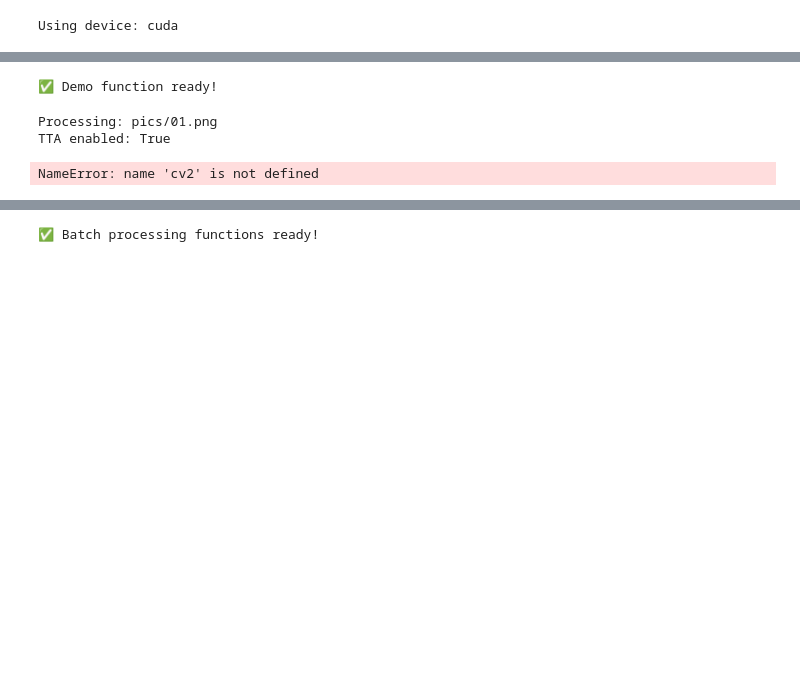
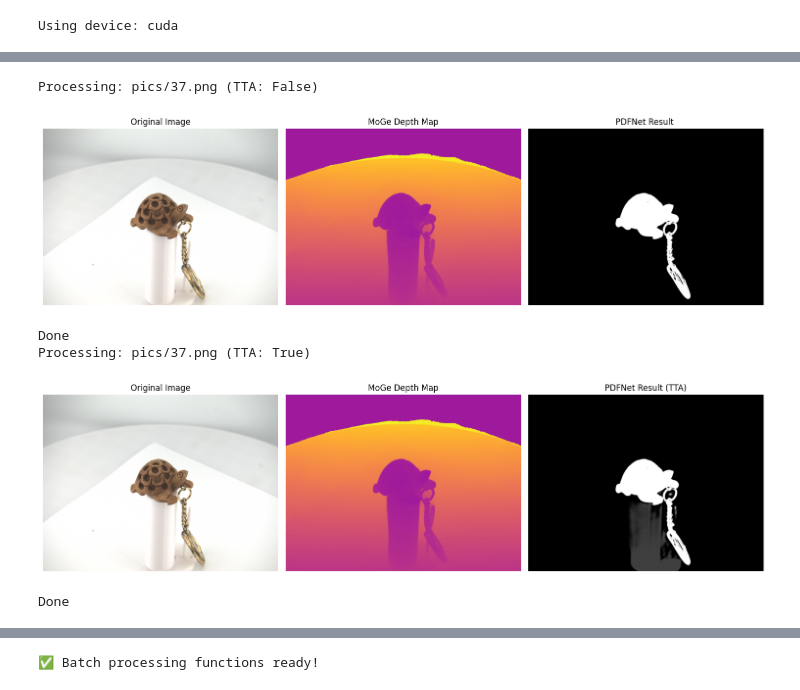
Before and after one commit to OpsiClear/PDFNet_Moge, a Jupyter notebook: demo.ipynb, the cells around one changed output, grey strips where cells are left out. Cells and saved outputs as stored; diff of their text form; code cells hidden in the pictures; blank space fills up the shorter version.

```diff
--- a/demo.ipynb
+++ b/demo.ipynb
@@ -235,43 +94,32 @@ print("✅ TTA functions defined!")
 # %%
-# Main demo function
-def run_pdfnet_demo(image_path="pics/37.png", use_tta=True):
-    """Complete PDFNet demo with MoGe depth estimation and optional TTA"""
+# Main Demo Function
 
-    print(f"Processing: {image_path}")
-    print(f"TTA enabled: {use_tta}")
 
-    # Load and prepare image
+def run_pdfnet_demo(image_path="pics/37.png", use_tta=False):
+    print(f"Processing: {image_path} (TTA: {use_tta})")
+
     img = cv2.imread(image_path)
     if img is None:
-        print(f"❌ Could not load image: {image_path}")
+        print(f"Could not load image: {image_path}")
         return None
 
     img = cv2.cvtColor(img, cv2.COLOR_BGR2RGB)
     H, W = img.shape[:2]
-    print(f"Image size: {W}x{H}")
 
-    # Generate depth map
-    print("Generating depth map...")
     depth = process_image_with_moge(img, moge_model, device)
 
-    # Resize for model input
     img_resized = cv2.resize(img, (1024, 1024))
     depth_resized = cv2.resize(depth, (1024, 1024))
 
-    # Prepare tensors
     transforms = GOSNormalize([0.485, 0.456, 0.406], [0.229, 0.224, 0.225])
     img_tensor = torch.from_numpy(img_resized).permute(2, 0, 1).float() / 255
     img_tensor = transforms(img_tensor).unsqueeze(0)
     depth_tensor = torch.from_numpy(depth_resized).unsqueeze(0).unsqueeze(0) / 255
 
-    # Run inference
-    print(f"Running PDFNet inference {'with TTA' if use_tta else '(standard)'}...")
-
     if use_tta:
         tta_result = run_pdfnet_inference_with_tta(
             model, img_tensor.to(device), depth_tensor.to(device), device, use_tta=True
         )
-        # TTA returns tensor directly
         if isinstance(tta_result, torch.Tensor):
             DIS_map = tta_result[0][0].cpu()
         else:
@@ -283,10 +131,8 @@ def run_pdfnet_demo(image_path="pics/37.png", use_tta=True):
             )
         DIS_map = standard_result[0][0][0].cpu()
 
-    # Process output
     DIS_map_final = process_segmentation_output(DIS_map, W, H)
 
-    # Visualize results
     plt.figure(figsize=(15, 5))
 
     plt.subplot(1, 3, 1)
@@ -301,27 +147,24 @@ def run_pdfnet_demo(image_path="pics/37.png", use_tta=True):
 
     plt.subplot(1, 3, 3)
     plt.imshow(DIS_map_final, cmap="gray")
-    plt.title(f"PDFNet Result {'(TTA)' if use_tta else '(Standard)'}")
+    plt.title(f"PDFNet Result {'(TTA)' if use_tta else ''}")
     plt.axis("off")
 
     plt.tight_layout()
     plt.show()
 
-    print("✅ Processing completed!")
+    print("Done")
     return DIS_map_final
-
-
-print("✅ Demo function ready!")
-# %% [output]
-✅ Demo function ready!
-# %%
-# Run demo with TTA
-result_tta = run_pdfnet_demo(image_path="pics/01.png", use_tta=True)
-# %% [output]
-Processing: pics/01.png
-TTA enabled: True
-NameError: name 'cv2' is not defined
 # %%
-# Run demo without TTA for comparison
+# Compare TTA vs Standard
+
 result_standard = run_pdfnet_demo(image_path="pics/37.png", use_tta=False)
+result_tta = run_pdfnet_demo(image_path="pics/37.png", use_tta=True)
+# %% [output]
+Processing: pics/37.png (TTA: False)
+[figure, added]
+Done
+Processing: pics/37.png (TTA: True)
+[figure, added]
+Done
 # %%
```
Also changed, not shown: parts of 16 cells of this notebook, 38 other files.
